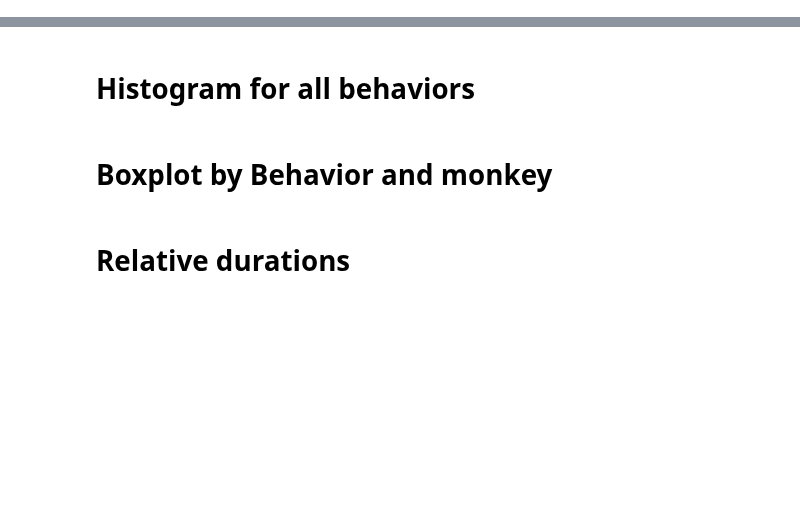
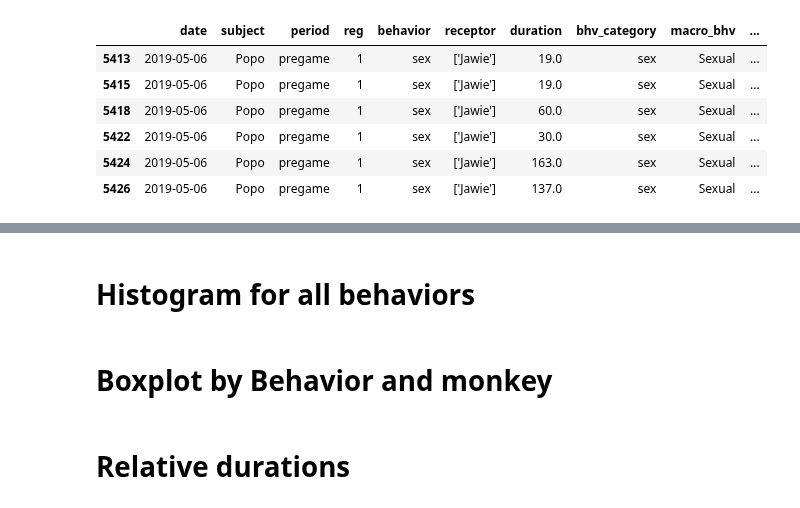
Before and after one commit to Bass2015/Orangutanes, a Jupyter notebook: src/ZZ_tests.ipynb, the cells around one changed output, grey strips where cells are left out. Cells and saved outputs as stored; diff of their text form; code cells hidden in the pictures; blank space fills up the shorter version.

```diff
--- a/src/ZZ_tests.ipynb
+++ b/src/ZZ_tests.ipynb
@@ -22,0 +51,10 @@ whole_df.head()
+# %%
+whole_df[(whole_df['subject']=='Popo')&(whole_df['macro_bhv']=='Sexual')]
+# %% [output]
+|  | date | subject | period | reg | behavior | receptor | duration | bhv_category | macro_bhv | ... |
+| 5413 | 2019-05-06 | Popo | pregame | 1 | sex | ['Jawie'] | 19.0 | sex | Sexual | ... |
+| 5415 | 2019-05-06 | Popo | pregame | 1 | sex | ['Jawie'] | 19.0 | sex | Sexual | ... |
+| 5418 | 2019-05-06 | Popo | pregame | 1 | sex | ['Jawie'] | 60.0 | sex | Sexual | ... |
+| 5422 | 2019-05-06 | Popo | pregame | 1 | sex | ['Jawie'] | 30.0 | sex | Sexual | ... |
+| 5424 | 2019-05-06 | Popo | pregame | 1 | sex | ['Jawie'] | 163.0 | sex | Sexual | ... |
+| 5426 | 2019-05-06 | Popo | pregame | 1 | sex | ['Jawie'] | 137.0 | sex | Sexual | ... |
```
Also changed, not shown: parts of 12 cells of this notebook, 1 other file.
